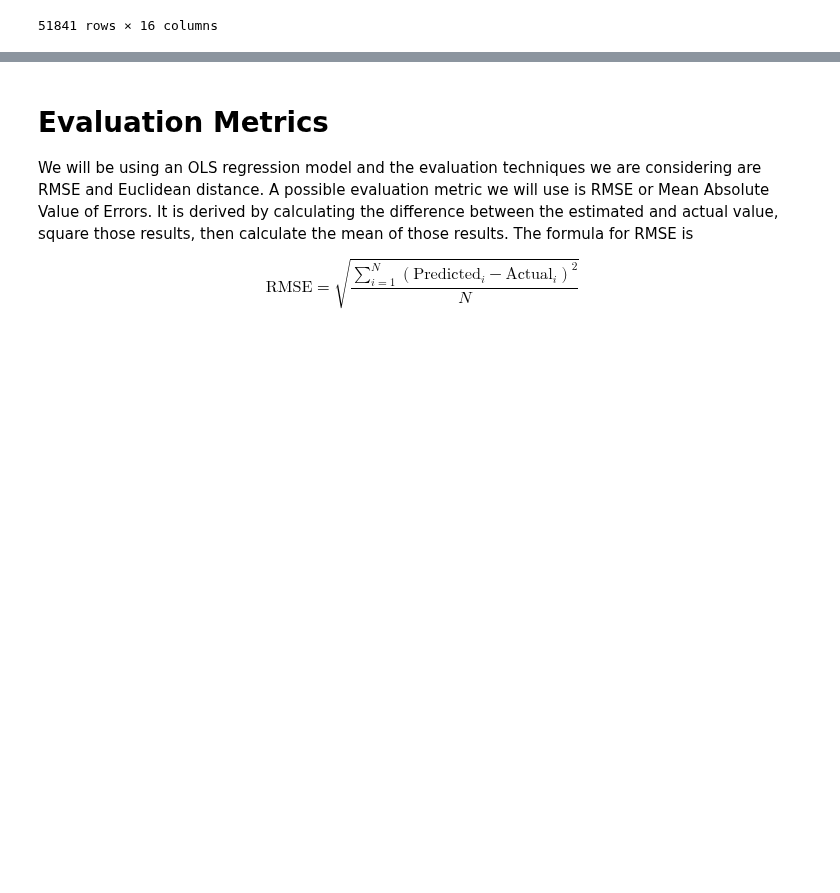
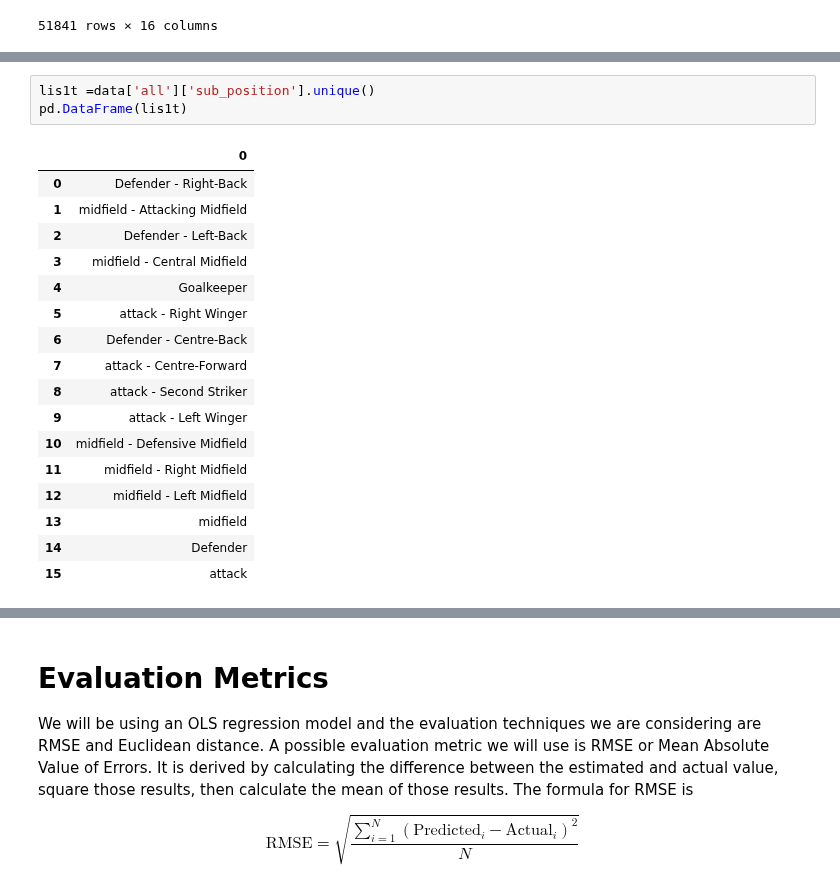
Before and after one commit to kade09/FifaMarketValueML, a Jupyter notebook: project.ipynb, the cells around one changed output, grey strips where cells are left out. Drawn from its saved outputs; the diff is of its cells as text; blank space fills up the shorter version.

```diff
--- a/project.ipynb
+++ b/project.ipynb
@@ -291,0 +327,21 @@ data['all']
+# %%
+lis1t =data['all']['sub_position'].unique()
+pd.DataFrame(lis1t)
+# %% [output]
+|  | 0 |
+| 0 | Defender - Right-Back |
+| 1 | midfield - Attacking Midfield |
+| 2 | Defender - Left-Back |
+| 3 | midfield - Central Midfield |
+| 4 | Goalkeeper |
+| 5 | attack - Right Winger |
+| 6 | Defender - Centre-Back |
+| 7 | attack - Centre-Forward |
+| 8 | attack - Second Striker |
+| 9 | attack - Left Winger |
+| 10 | midfield - Defensive Midfield |
+| 11 | midfield - Right Midfield |
+| 12 | midfield - Left Midfield |
+| 13 | midfield |
+| 14 | Defender |
+| 15 | attack |
```
Also changed, not shown: parts of 14 cells of this notebook.
